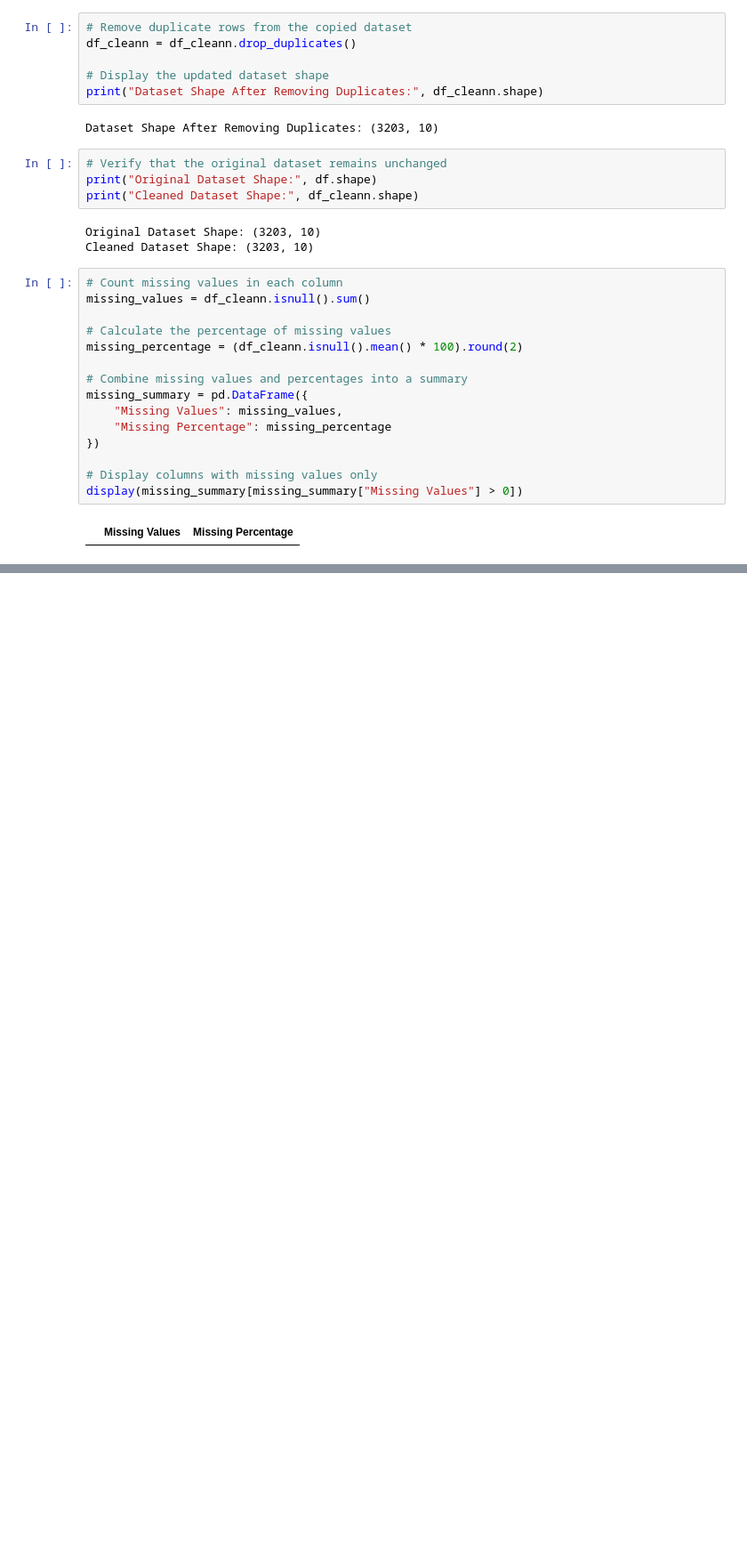
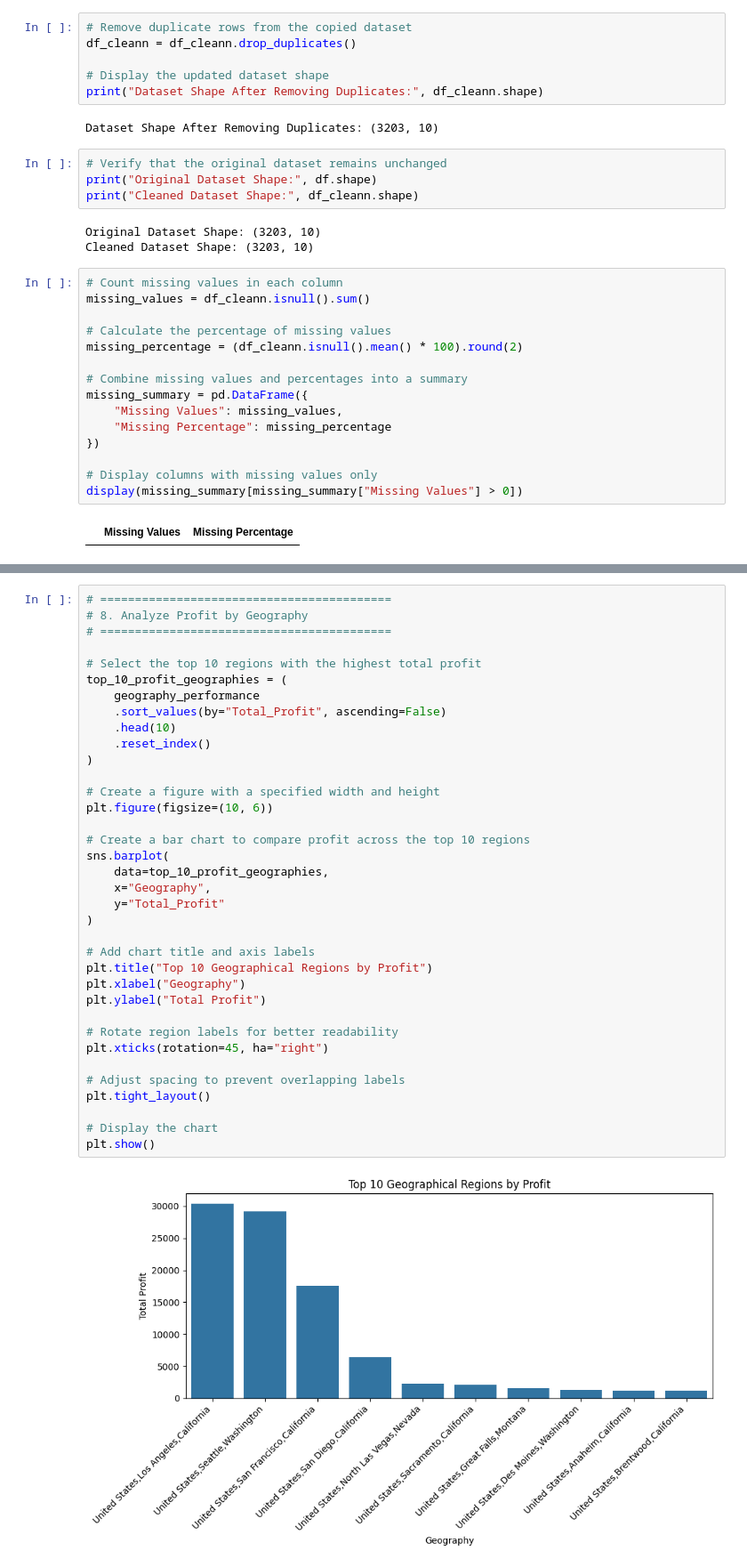
Before and after one commit to Mariam732/Retail-sales-analysis, a Jupyter notebook: notebooks/RetailSalesAnalysisV01.ipynb, the cells around one changed output, grey strips where cells are left out. Shown at 89% size. Saved outputs shown, nothing was run; the diff lists cells and outputs as text; blank space fills up the shorter version.

```diff
--- a/notebooks/RetailSalesAnalysisV01.ipynb
+++ b/notebooks/RetailSalesAnalysisV01.ipynb
@@ -535,0 +531,38 @@ NameError: name 'df_clean' is not defined
+# %%
+# ==========================================
+# 8. Analyze Profit by Geography
+# ==========================================
+
+# Select the top 10 regions with the highest total profit
+top_10_profit_geographies = (
+    geography_performance
+    .sort_values(by="Total_Profit", ascending=False)
+    .head(10)
+    .reset_index()
+)
+
+# Create a figure with a specified width and height
+plt.figure(figsize=(10, 6))
+
+# Create a bar chart to compare profit across the top 10 regions
+sns.barplot(
+    data=top_10_profit_geographies,
+    x="Geography",
+    y="Total_Profit"
+)
+
+# Add chart title and axis labels
+plt.title("Top 10 Geographical Regions by Profit")
+plt.xlabel("Geography")
+plt.ylabel("Total Profit")
+
+# Rotate region labels for better readability
+plt.xticks(rotation=45, ha="right")
+
+# Adjust spacing to prevent overlapping labels
+plt.tight_layout()
+
+# Display the chart
+plt.show()
+# %% [output]
+[figure, added]
```
Also changed, not shown: parts of 27 cells of this notebook.
